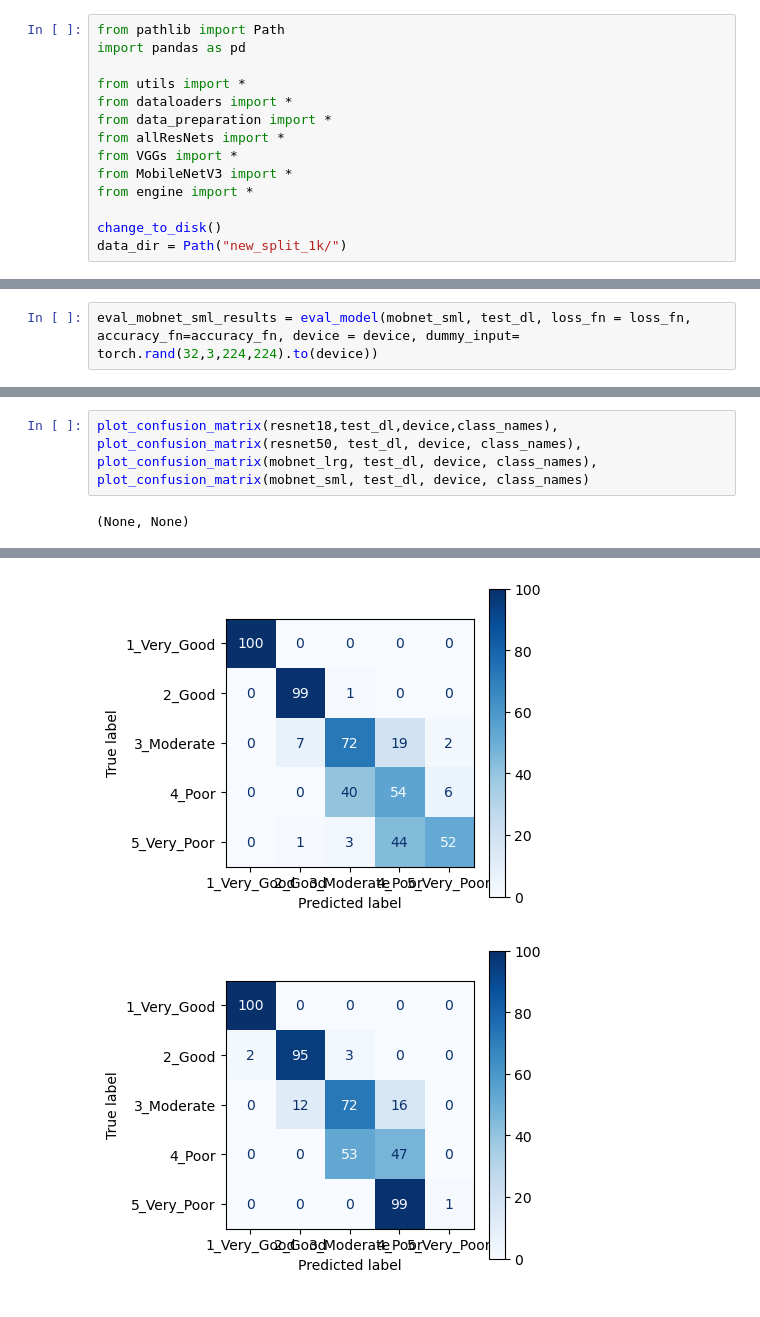
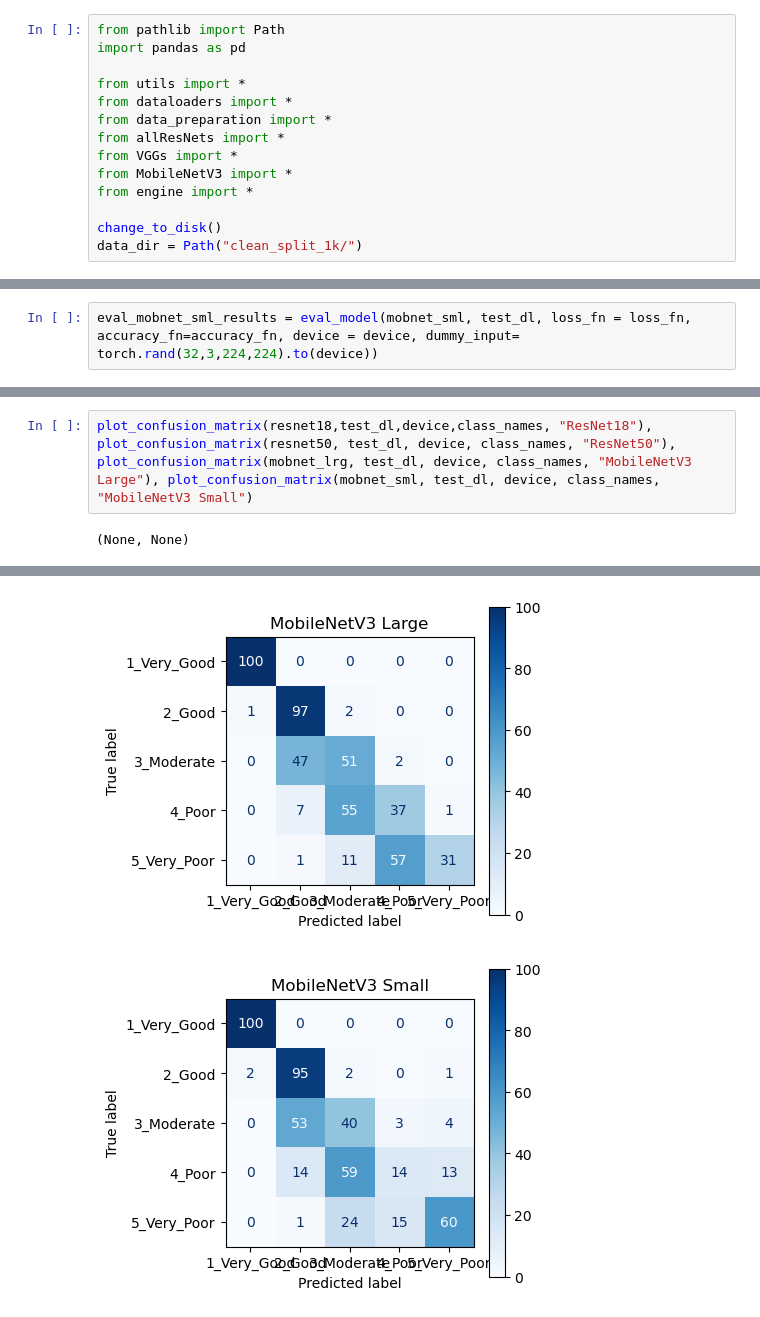
Before and after one commit to J-Mina/AQAUIS, a Jupyter notebook: Code/NAdam_100epc.ipynb, the cells around one changed output, grey strips where cells are left out. Drawn from its saved outputs; the diff is of its cells as text.

Commit message:
Titles in plots

```diff
--- a/Code/NAdam_100epc.ipynb
+++ b/Code/NAdam_100epc.ipynb
@@ -21,7 +21,7 @@ from MobileNetV3 import *
 from engine import *
 
 change_to_disk()
-data_dir = Path("new_split_1k/")
+data_dir = Path("clean_split_1k/")
 # %%
 data_transform = transforms.Compose([
     # Resize our images to 224x224
@@ -141,5 +109,5 @@ plot_loss_curves(train_mobnet_lrg_results,"MobileNet V3 Large"), plot_loss_curve
 # %%
-plot_confusion_matrix(resnet18,test_dl,device,class_names), plot_confusion_matrix(resnet50, test_dl, device, class_names),
-plot_confusion_matrix(mobnet_lrg, test_dl, device, class_names), plot_confusion_matrix(mobnet_sml, test_dl, device, class_names)
+plot_confusion_matrix(resnet18,test_dl,device,class_names, "ResNet18"), plot_confusion_matrix(resnet50, test_dl, device, class_names, "ResNet50"),
+plot_confusion_matrix(mobnet_lrg, test_dl, device, class_names, "MobileNetV3 Large"), plot_confusion_matrix(mobnet_sml, test_dl, device, class_names, "MobileNetV3 Small")
 # %% [output]
 (None, None)
@@ -148,2 +116,2 @@ plot_confusion_matrix(mobnet_lrg, test_dl, device, class_names), plot_confusion_
-[figure, old version]
+[figure, new version]
-[figure, old version]
+[figure, new version]
```
Also changed, not shown: parts of 8 cells of this notebook, 6 other files.
